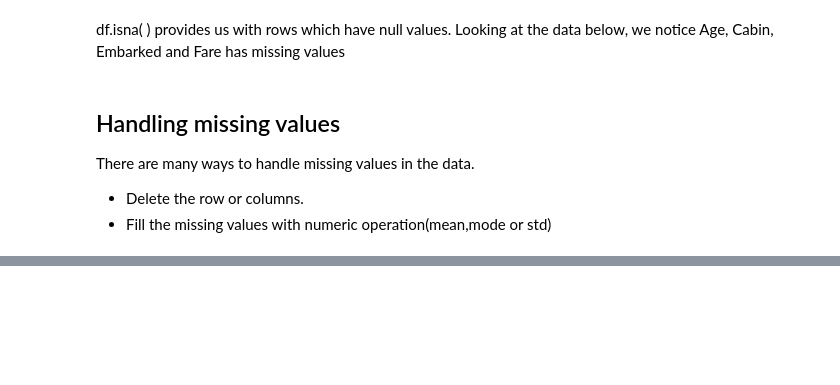
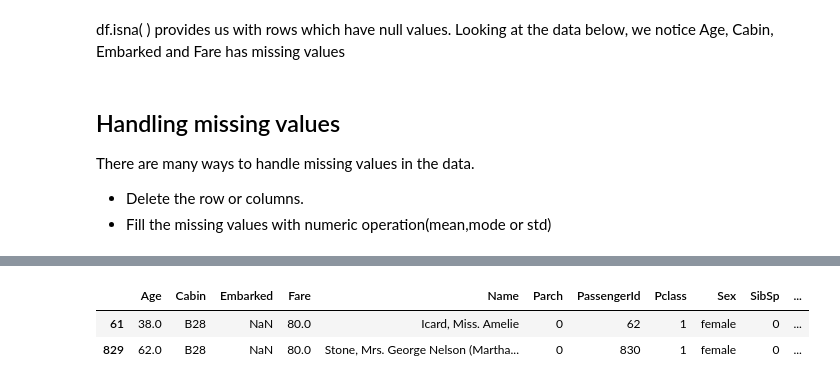
Before and after one commit to anoopsp/Titanic-Machine-Learning-from-Disaster, a Jupyter notebook: Titanic Predictions.ipynb, the cells around one changed output, grey strips where cells are left out. Drawn from its saved outputs; the diff is of its cells as text; code cells hidden in the pictures; blank space fills up the shorter version.

```diff
--- a/Titanic Predictions.ipynb
+++ b/Titanic Predictions.ipynb
@@ -172,0 +181,6 @@ There are many ways to handle missing values in the data.
+# %%
+titanic[titanic['Embarked'].isna()] # we notice there are 2 rows with missing Embarked values.
+# %% [output]
+|  | Age | Cabin | Embarked | Fare | Name | Parch | PassengerId | Pclass | Sex | SibSp | ... |
+| 61 | 38.0 | B28 | NaN | 80.0 | Icard, Miss. Amelie | 0 | 62 | 1 | female | 0 | ... |
+| 829 | 62.0 | B28 | NaN | 80.0 | Stone, Mrs. George Nelson (Martha... | 0 | 830 | 1 | female | 0 | ... |
```
Also changed, not shown: parts of 28 cells of this notebook.
